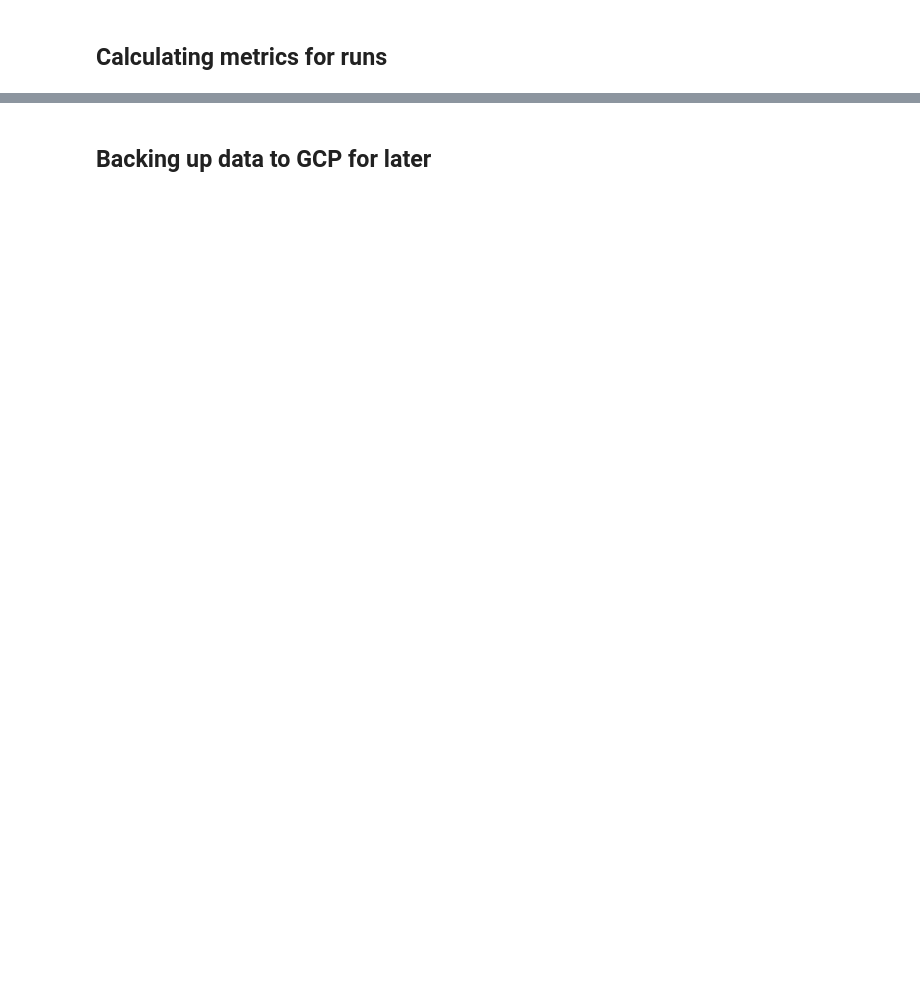
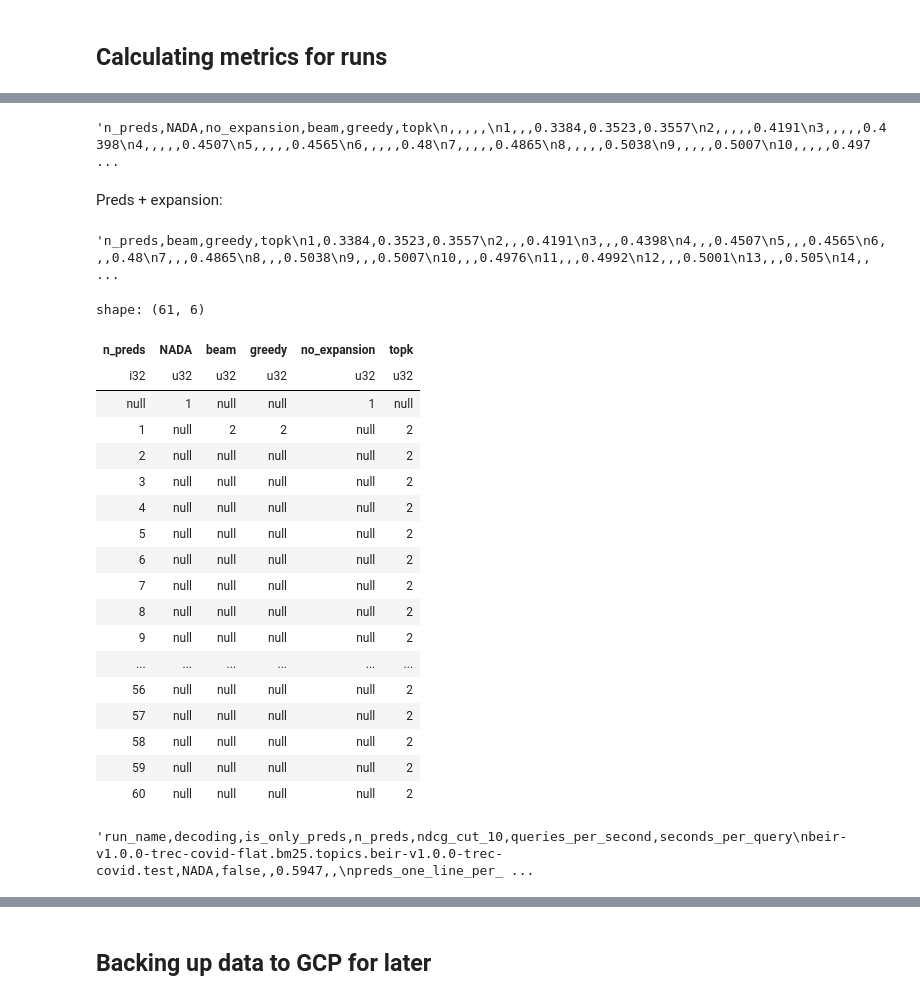
Before and after one commit to marcospiau/ia368-dd-dl4ir, a Jupyter notebook: aula05-doc2query/aula05_doc2query_indexing_eval.ipynb, the cells around one changed output, grey strips where cells are left out. Saved outputs shown, nothing was run; the diff lists cells and outputs as text; code cells hidden in the pictures; blank space fills up the shorter version.

```diff
--- a/aula05-doc2query/aula05_doc2query_indexing_eval.ipynb
+++ b/aula05-doc2query/aula05_doc2query_indexing_eval.ipynb
@@ -954,0 +1081,32 @@ df_results.sort('ndcg_cut_10').to_pandas()
+# %%
+pivot_plot(df_results_3, 'ndcg_cut_10_only_preds').write_csv()
+# %% [output]
+'n_preds,NADA,no_expansion,beam,greedy,topk\n,,,,,\n1,,,0.3384,0.3523,0.3557\n2,,,,,0.4191\n3,,,,,0.4398\n4,,,,,0.4507\n5,,,,,0.4565\n6,,,,,0.48\n7,,,,,0.4865\n8,,,,,0.5038\n9,,,,,0.5007\n10,,,,,0.497 ...
+# %% [markdown]
+Preds + expansion:
+# %%
+df_results_2.filter(pl.col('is_only_preds')).pivot(index='n_preds', columns='decoding', values='ndcg_cut_10', aggregate_function=None).write_csv()
+# %% [output]
+'n_preds,beam,greedy,topk\n1,0.3384,0.3523,0.3557\n2,,,0.4191\n3,,,0.4398\n4,,,0.4507\n5,,,0.4565\n6,,,0.48\n7,,,0.4865\n8,,,0.5038\n9,,,0.5007\n10,,,0.4976\n11,,,0.4992\n12,,,0.5001\n13,,,0.505\n14,, ...
+# %%
+df_results_2.pivot(index='n_preds', columns='decoding', values='ndcg_cut_10', aggregate_function=pl.count())
+# %% [output]
+shape: (61, 6)
+| n_preds | NADA | beam | greedy | no_expansion | topk |
+| i32 | u32 | u32 | u32 | u32 | u32 |
+| null | 1 | null | null | 1 | null |
+| 1 | null | 2 | 2 | null | 2 |
+| 2 | null | null | null | null | 2 |
+| 3 | null | null | null | null | 2 |
+| 4 | null | null | null | null | 2 |
+| 5 | null | null | null | null | 2 |
+| 6 | null | null | null | null | 2 |
+| 7 | null | null | null | null | 2 |
+| 8 | null | null | null | null | 2 |
+| 9 | null | null | null | null | 2 |
+| ... | ... | ... | ... | ... | ... |
+| 56 | null | null | null | null | 2 |
+| 57 | null | null | null | null | 2 |
+| 58 | null | null | null | null | 2 |
+| 59 | null | null | null | null | 2 |
+| 60 | null | null | null | null | 2 |
@@ -955,3 +1115,7 @@ df_results.sort('ndcg_cut_10').to_pandas()
+# %%
+df_results_2.write_csv()
+# %% [output]
+'run_name,decoding,is_only_preds,n_preds,ndcg_cut_10,queries_per_second,seconds_per_query\nbeir-v1.0.0-trec-covid-flat.bm25.topics.beir-v1.0.0-trec-covid.test,NADA,false,,0.5947,,\npreds_one_line_per_ ...
 # %%
 df_results.write_csv()
 # %% [output]
```
Also changed, not shown: parts of 45 cells of this notebook.
